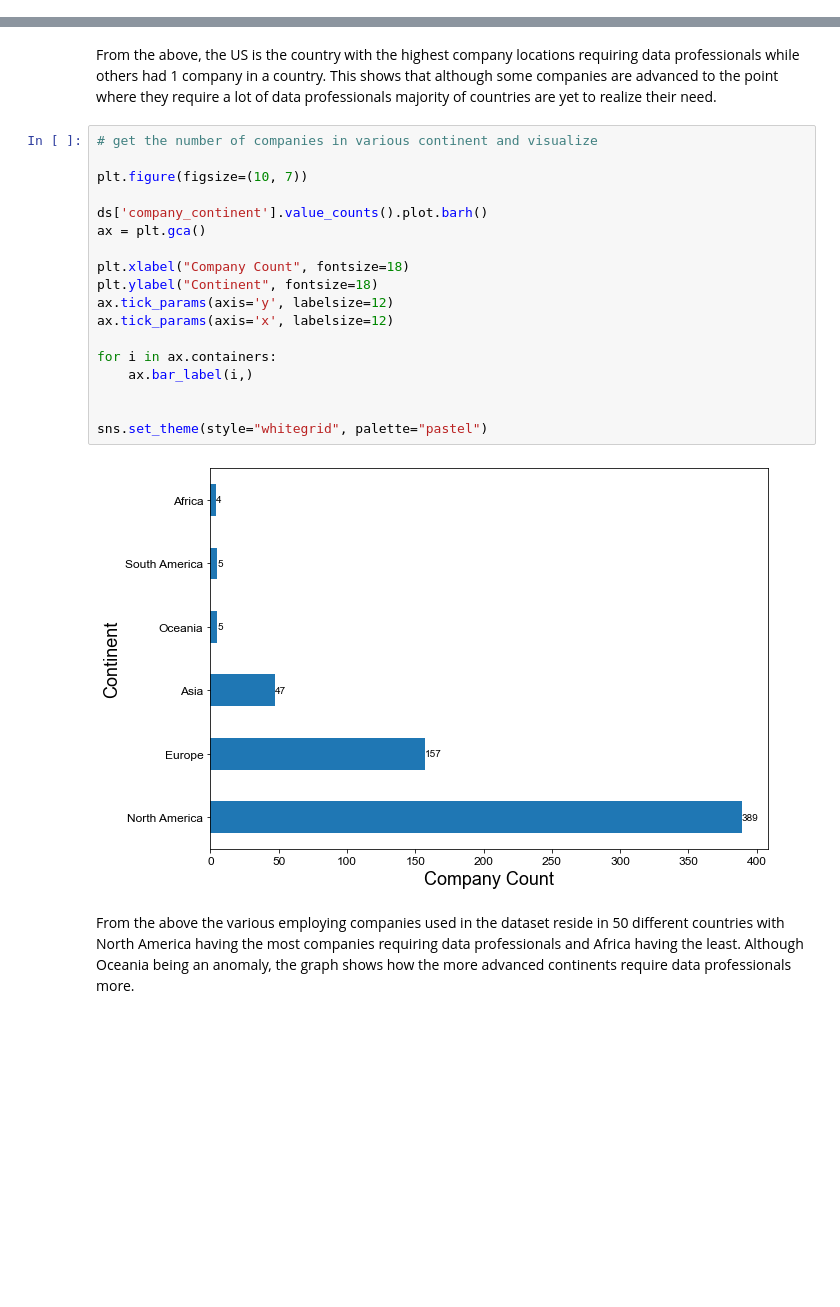
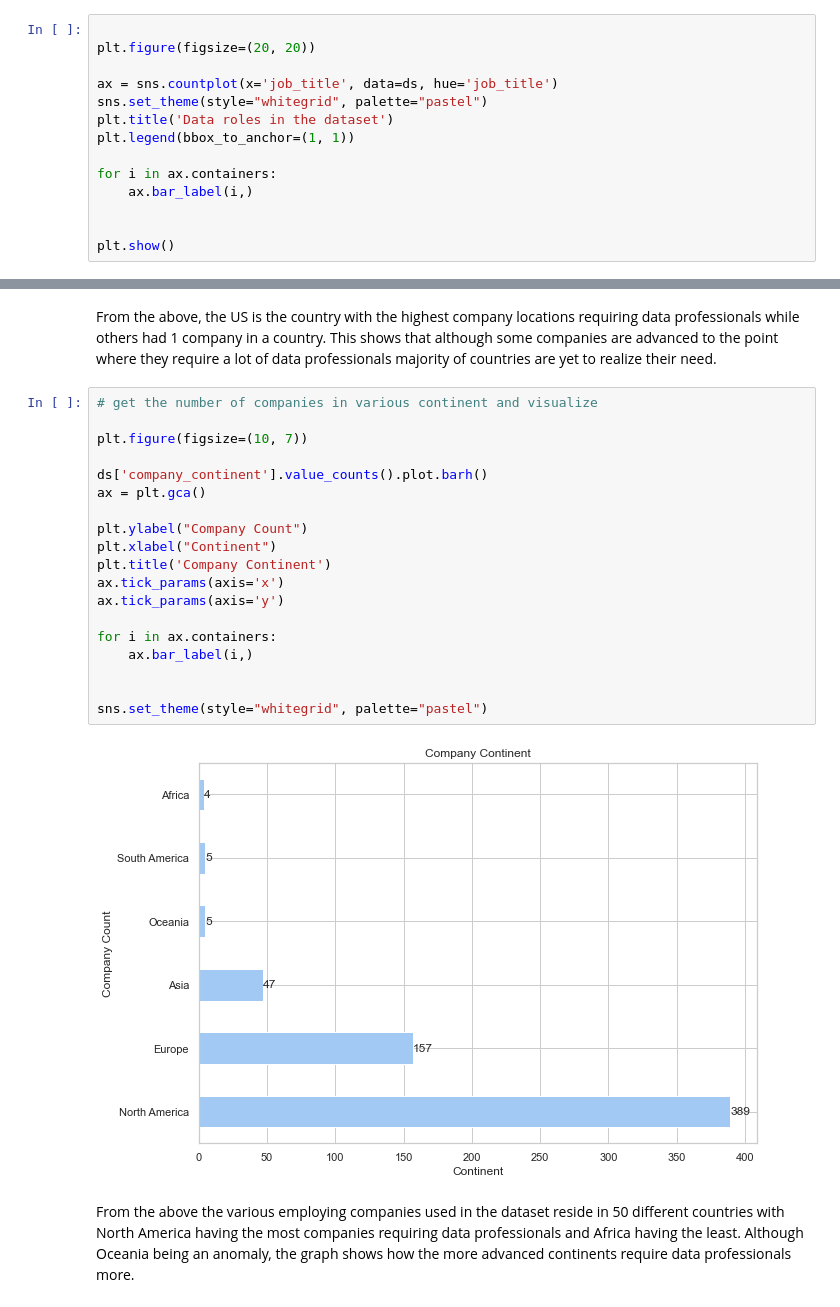
Before and after one commit to Jiboku-Oluwatunmise/EDA-on-data-professionals-, a Jupyter notebook: Exploratory Data Analysis of Data Science Salaries .ipynb, the cells around one changed output, grey strips where cells are left out. Saved outputs shown, nothing was run; the diff lists cells and outputs as text; blank space fills up the shorter version.

```diff
--- a/Exploratory Data Analysis of Data Science Salaries .ipynb
+++ b/Exploratory Data Analysis of Data Science Salaries .ipynb
@@ -432,0 +420,14 @@ Name: job_title, dtype: int64
+# %%
+
+plt.figure(figsize=(20, 20))
+
+ax = sns.countplot(x='job_title', data=ds, hue='job_title')
+sns.set_theme(style="whitegrid", palette="pastel")
+plt.title('Data roles in the dataset')
+plt.legend(bbox_to_anchor=(1, 1))
+
+for i in ax.containers:
+    ax.bar_label(i,)
+
+
+plt.show()
@@ -545,23 +549,24 @@ From the above, the US is the country with the highest company locations requiri
 # %%
 # get the number of companies in various continent and visualize
 
 plt.figure(figsize=(10, 7))
 
 ds['company_continent'].value_counts().plot.barh()
 ax = plt.gca()
 
-plt.xlabel("Company Count", fontsize=18)
-plt.ylabel("Continent", fontsize=18)
-ax.tick_params(axis='y', labelsize=12)
-ax.tick_params(axis='x', labelsize=12)
+plt.ylabel("Company Count")
+plt.xlabel("Continent")
+plt.title('Company Continent')
+ax.tick_params(axis='x')
+ax.tick_params(axis='y')
 
 for i in ax.containers:
     ax.bar_label(i,)
 
 
 sns.set_theme(style="whitegrid", palette="pastel")
 # %% [output]
-[figure, old version]
+[figure, new version]
 # %% [markdown]
 From the above the various employing companies used in the dataset reside in 50 different countries with North America having the most companies requiring data professionals and Africa having the least. Although Oceania being an anomaly, the graph shows how the more advanced continents require data professionals more.
 # %% [markdown]
```
Also changed, not shown: parts of 46 cells of this notebook, 1 other file.
